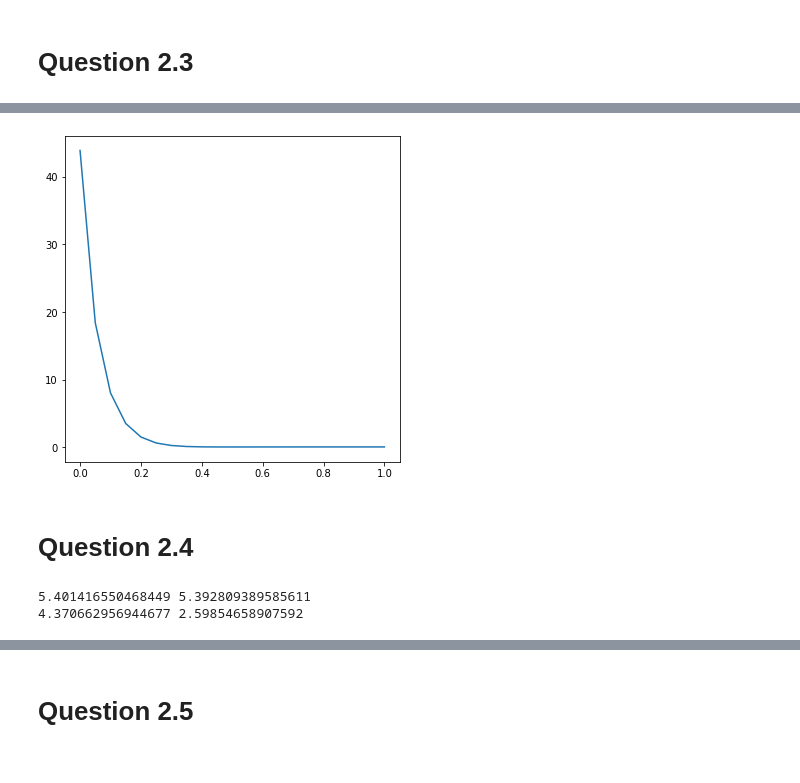
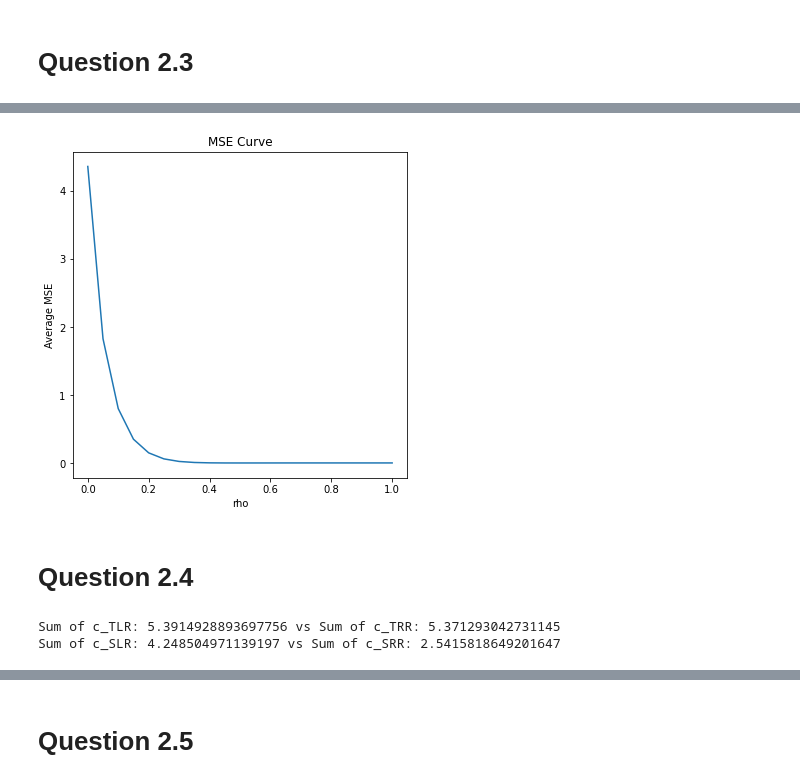
Before and after one commit to cheyaobong/mast30034-assignment-1, a Jupyter notebook: code/Assignment 1.ipynb, the cells around one changed output, grey strips where cells are left out. Cells and saved outputs as stored; diff of their text form; code cells hidden in the pictures.

```diff
--- a/code/Assignment 1.ipynb
+++ b/code/Assignment 1.ipynb
@@ -322,19 +316,3 @@ DTX = np.matmul(D.transpose(), X_standardised)
 
 A_lsr = np.matmul(np.linalg.inv(DTD), DTX)
 D_lsr = np.matmul(X_standardised, A_lsr.transpose())
-# %%
-# Retrieved sources plot
-
-for i in range(6):
-    figure(figsize=(15,12))
-
-    plt.subplot(6, 2, 1)
-    spatial_map = np.reshape(A_lsr[i], (21,21))
-    plt.imshow(spatial_map, interpolation='none', cmap="autumn")
-    plt.colorbar()
-
-    plt.subplot(6, 2, 2)
-    plt.plot(D_lsr[:,i])
-
-    plt.tight_layout()
-    plt.show()
@@ -390,11 +393,6 @@ plt.show()
 # Question 2.3
 # %%
 def LR(TC_array, rho, X_standardised):
-
-    N = 240
-    x1 = 21
-    x2 = 21
-    nsrcs = 6
 
     step = 1/(np.linalg.norm(np.matmul(TC_array, TC_array.transpose())) * 1.1)
     thr = rho*N*step
@@ -458,13 +476,17 @@ Minimum MSE: 0.003569899899852169 rho: 0.5
 # %%
 mean_mse = list()
 
 for i in range(mse_array.shape[1]):
-    mean_mse.append(sum(mse_array[:, i]))
+    mean_mse.append(np.mean(mse_array[:, i]))
 
 plt.plot(rho, mean_mse)
+plt.title("MSE Curve")
+plt.xlabel("rho")
+plt.ylabel("Average MSE")
+plt.savefig("../plots/MSE Curve")
 plt.show()
 # %% [output]
-[figure, old version]
+[figure, new version]
 # %% [markdown]
 # Question 2.4
 # %%
@@ -495,9 +517,9 @@ for i in range(6):
     c_TLR[i] = np.corrcoef(TC_standardised[:,i], DLR[:, i])[0][1]
     c_SLR[i] = np.corrcoef(SM[i,:], ALR[i, :])[0][1]
 # %%
-print(sum(c_TLR), sum(c_TRR))
-print(sum(c_SLR),sum(c_SRR))
+print("Sum of c_TLR:", sum(c_TLR), "vs Sum of c_TRR:", sum(c_TRR))
+print("Sum of c_SLR:", sum(c_SLR), "vs Sum of c_SRR:", sum(c_SRR))
 # %% [output]
-5.401416550468449 5.392809389585611
-4.370662956944677 2.59854658907592
+Sum of c_TLR: 5.3914928893697756 vs Sum of c_TRR: 5.371293042731145
+Sum of c_SLR: 4.248504971139197 vs Sum of c_SRR: 2.5415818649201647
 # %%
```
Also changed, not shown: parts of 27 cells of this notebook, 18 other files.
